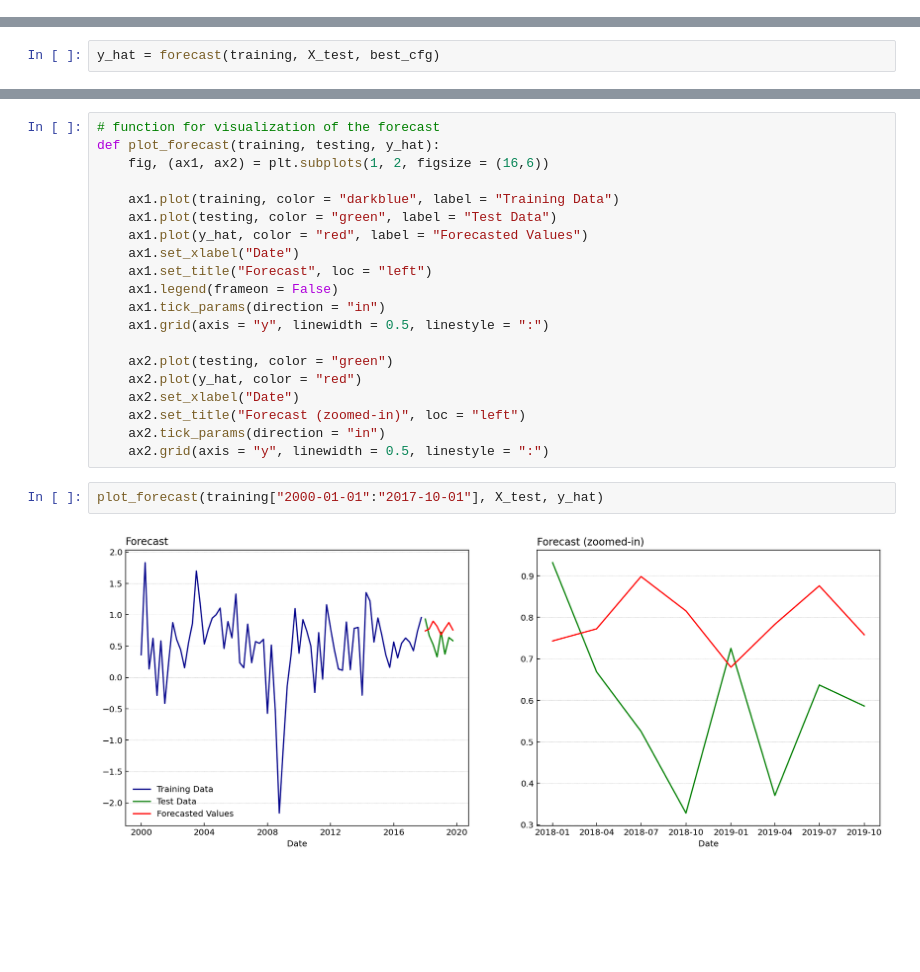
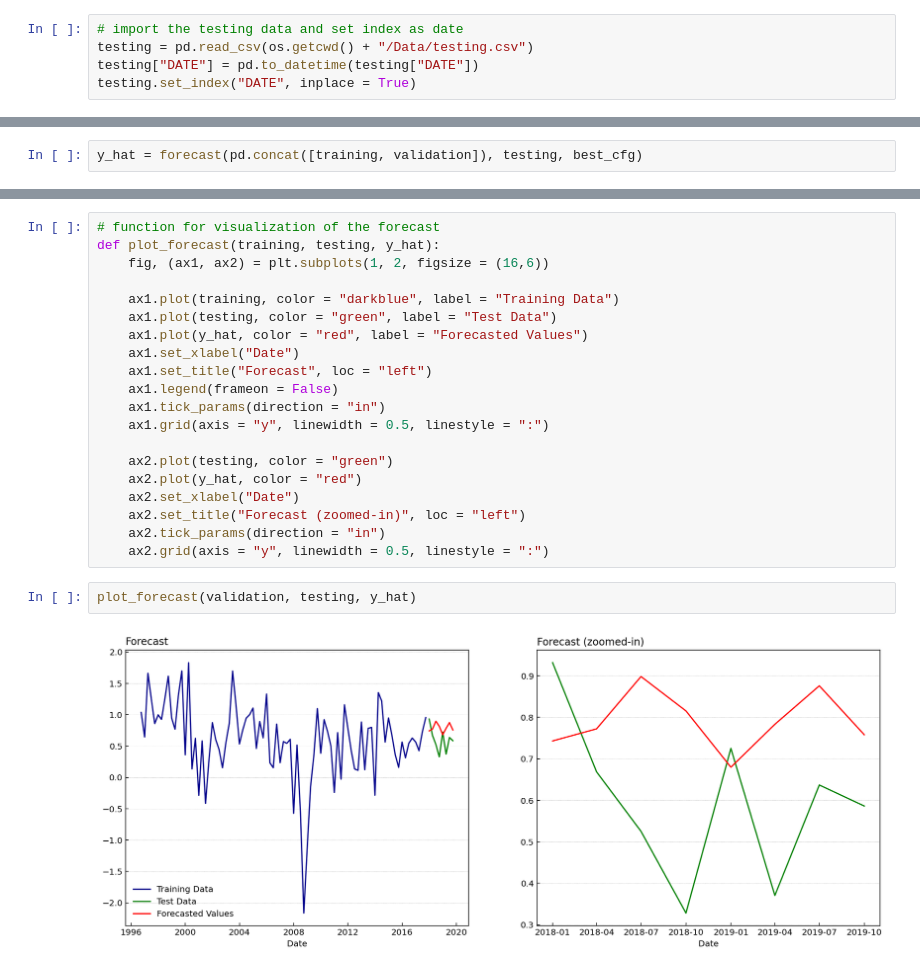
Before and after one commit to LeonHackl/TimeSeries-Forecasting, a Jupyter notebook: ARIMA-Python.ipynb, the cells around one changed output, grey strips where cells are left out. Cells and saved outputs as stored; diff of their text form; blank space fills up the shorter version.

```diff
--- a/ARIMA-Python.ipynb
+++ b/ARIMA-Python.ipynb
@@ -41,3 +42,8 @@ X_train, X_val = training[0:training_size], training[training_size:]
+# %%
+# import the testing data and set index as date
+testing = pd.read_csv(os.getcwd() + "/Data/testing.csv")
+testing["DATE"] = pd.to_datetime(testing["DATE"])
+testing.set_index("DATE", inplace = True)
 # %% [markdown]
 ## Model Evaluation
 # %%
@@ -312,7 +320,7 @@ def forecast(training, testing, order):
     print("RMSE = " + str(rmse))
     return y_hat
 # %%
-y_hat = forecast(training, X_test, best_cfg)
+y_hat = forecast(pd.concat([training, validation]), testing, best_cfg)
 # %% [output]
 AICc = 730.2654865351831
 RMSE = 0.29188851708986685
@@ -336,7 +344,7 @@ def plot_forecast(training, testing, y_hat):
     ax2.set_title("Forecast (zoomed-in)", loc = "left")
     ax2.tick_params(direction = "in")
     ax2.grid(axis = "y", linewidth = 0.5, linestyle = ":")
-# %%
-plot_forecast(training["2000-01-01":"2017-10-01"], X_test, y_hat)
-# %% [output]
-[figure, removed]
+# %%
+plot_forecast(validation, testing, y_hat)
+# %% [output]
+[figure, added]
```
Also changed, not shown: parts of 15 cells of this notebook.
